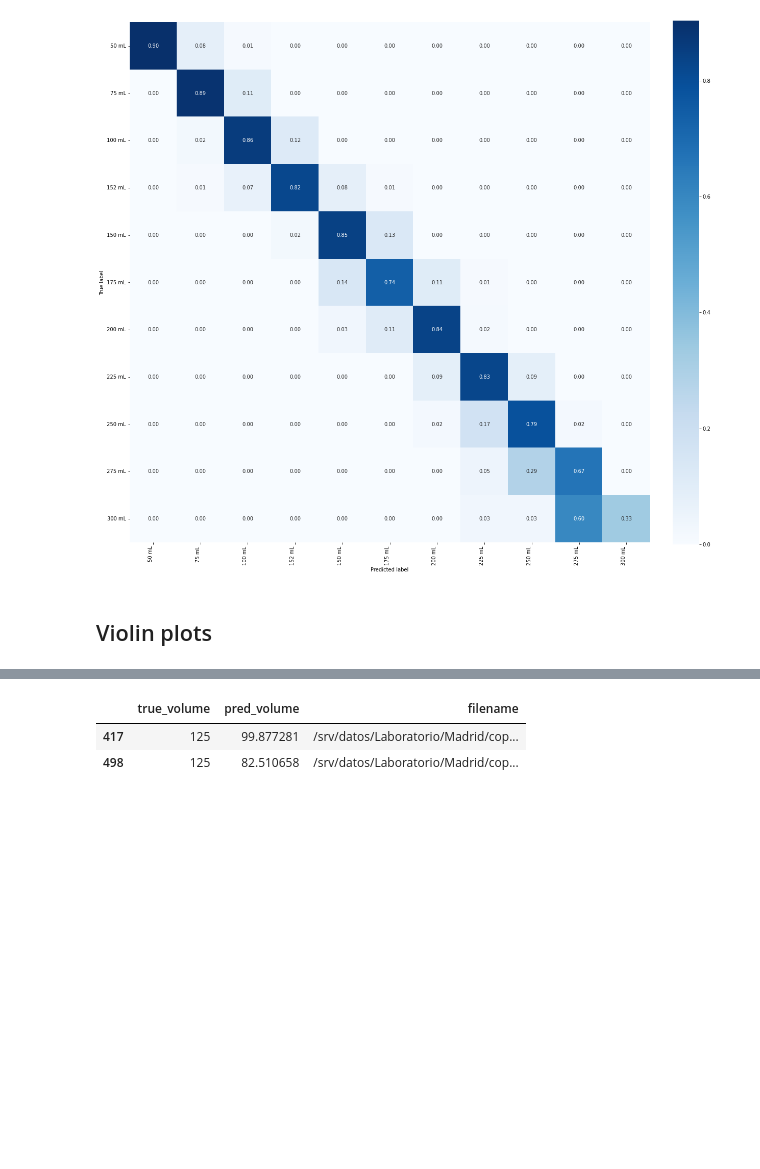
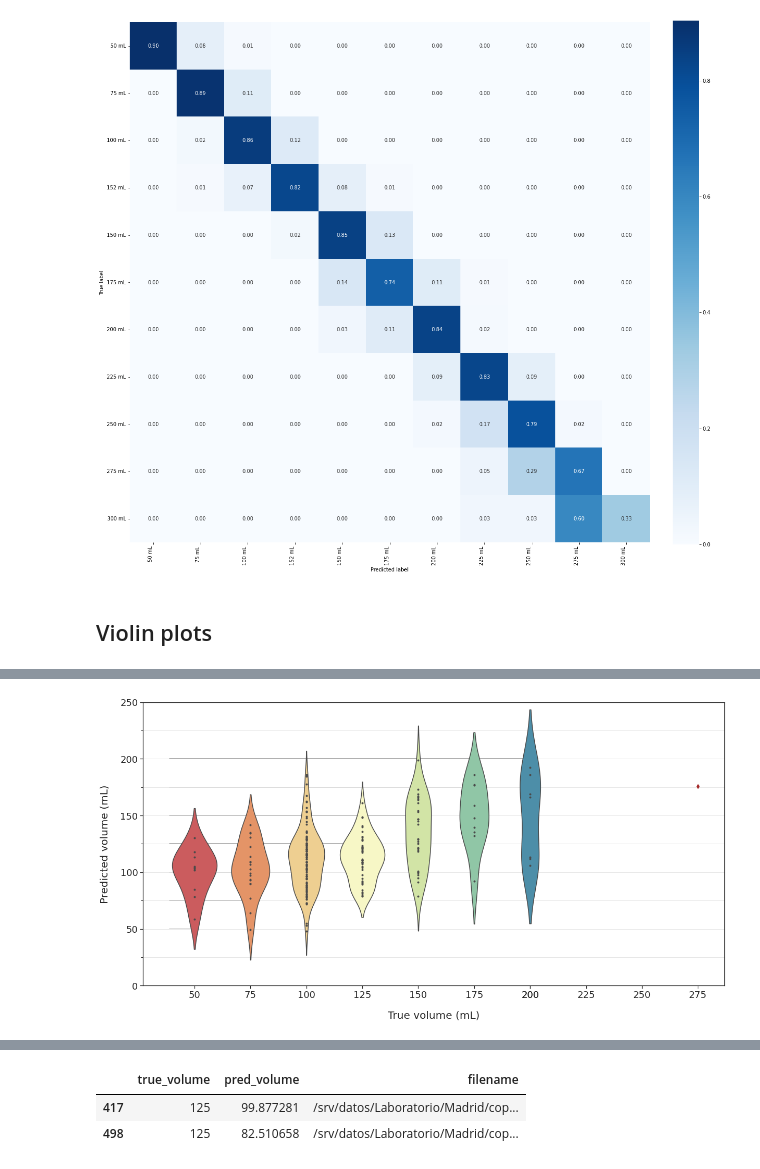
Before and after one commit to Pablo-Izquierdo/BrainGut-WineUp, a Jupyter notebook: notebooks/3.1-Prediction_statistics_reg-CopasVasosAll.ipynb, the cells around one changed output, grey strips where cells are left out. Cells and saved outputs as stored; diff of their text form; code cells hidden in the pictures; blank space fills up the shorter version.

```diff
--- a/notebooks/3.1-Prediction_statistics_reg-CopasVasosAll.ipynb
+++ b/notebooks/3.1-Prediction_statistics_reg-CopasVasosAll.ipynb
@@ -233,0 +243,3 @@ plt.show()
+# %%
+extra=df.loc[88]
+df.drop(index=88, inplace=True)
@@ -234 +257,74 @@ plt.show()
+# %%
+x=extra.true_volume
+y=extra.pred_volume
+# %%
+import seaborn as sns
+import matplotlib.pyplot as plt
+from matplotlib.ticker import (MultipleLocator, AutoMinorLocator)
+
+sns.set_theme()
+sns.set_style(style='white')
+
+fig, ax = plt.subplots(1,1)
+plt.rcParams["figure.figsize"] = (20,10)
+
+
+sns.violinplot(x='true_volume',
+                    y='pred_volume',
+                    data=df, inner="points",
+                    palette="Spectral",
+               scatter_kws={"zorder":10},
+               ax=ax,
+              )
+
+for i, v in enumerate(volumes):
+    xrange = np.linspace(-0.45, i, 10)
+    ax.plot(xrange, [v]*len(xrange), zorder=-1, color='0.5')
+#     sns.lineplot(xrange, [v]*len(xrange), color='0.5', ax=ax)
+ax.scatter(i+3,y,marker='d',c="brown")
+# ax.set(xlabel='True volume (mL)', ylabel='Predicted volume (mL)')
+ax.yaxis.label.set_size(20)
+ax.xaxis.label.set_size(20)
+ax.set_xlabel(xlabel='True volume (mL)', labelpad=20, fontsize=20)
+ax.set_ylabel(ylabel='Predicted volume (mL)', labelpad=20, fontsize=20)
+extraticks=[6, 7, 8, 9]
+ax.set_xticks(list(ax.get_xticks()) + extraticks)
+labels = [item.get_text() for item in ax.get_xticklabels()]
+labels[7]='200'
+labels[8]='225'
+labels[9]='250'
+labels[10]='275'
+ax.set_xticklabels(labels)
+# We change the fontsize of minor ticks label
+ax.tick_params(axis='both', which='major', labelsize=18)
+ax.tick_params(axis='both', which='minor', labelsize=18)
+# sns.boxplot(x='true_volume', y='pred_volume', data=df, palette='rainbow', width=0.3,
+#             boxprops={'zorder': 2}, ax=ax)
+# plt.title("Predicted volumes distribution", fontsize=22)
+# For the minor ticks, use no labels; default NullFormatter.
+ax.yaxis.set_minor_locator(MultipleLocator(25))
+plt.grid(axis='y', which='both', color='0.9')
+plt.rcParams["figure.figsize"] = (20,10)
+
+plt.tick_params(
+    axis='x',          # changes apply to the x-axis
+    which='both',      # both major and minor ticks are affected
+    bottom=True,      # ticks along the bottom edge are off
+    top=False,         # ticks along the top edge are off
+    labelbottom=True) # labels along the bottom edge are off
+
+plt.tick_params(
+    axis='y',          # changes apply to the x-axis
+    which='both',      # both major and minor ticks are affected
+    left=True,      # ticks along the bottom edge are off
+    right=False,         # ticks along the top edge are off
+    labelbottom=True) # labels along the bottom edge are off
+
+plt.ylim([0, 250])
+plt.setp(ax.collections, alpha=1)
+# plt.scatter(x=range(len(volumes)),y=volumes, c="powderblue",              marker='X', s=100, edgecolor='navy')
+plt.savefig('/srv/image-results/violin_plot_voluntarios_estudios.png',bbox_inches='tight')
+plt.show()
+# %% [output]
+[figure, added]
 # %%
```
Also changed, not shown: parts of 8 cells of this notebook, 2 other files.
